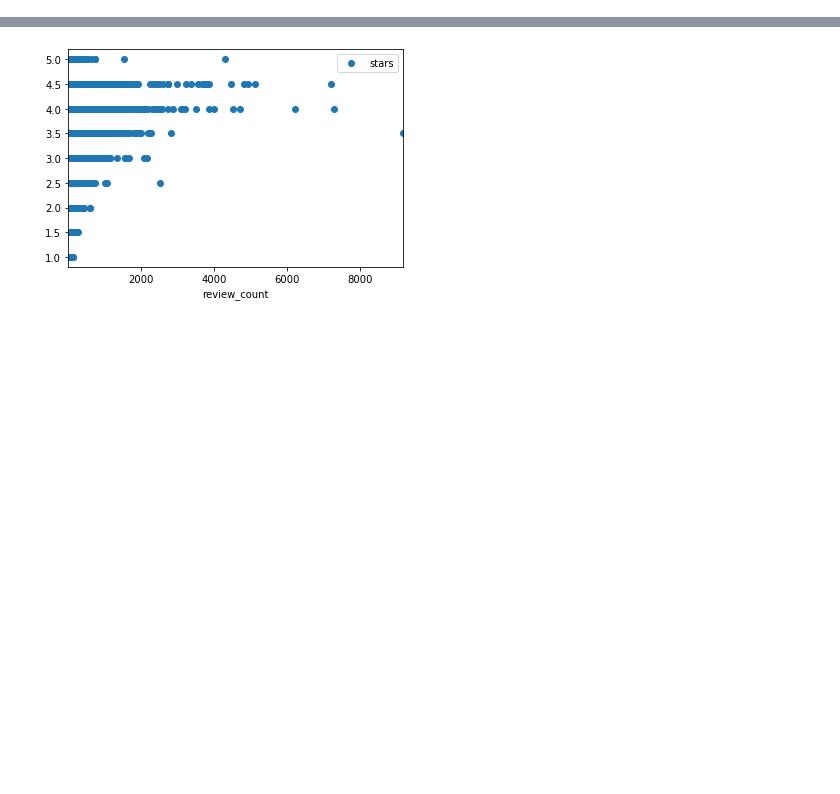
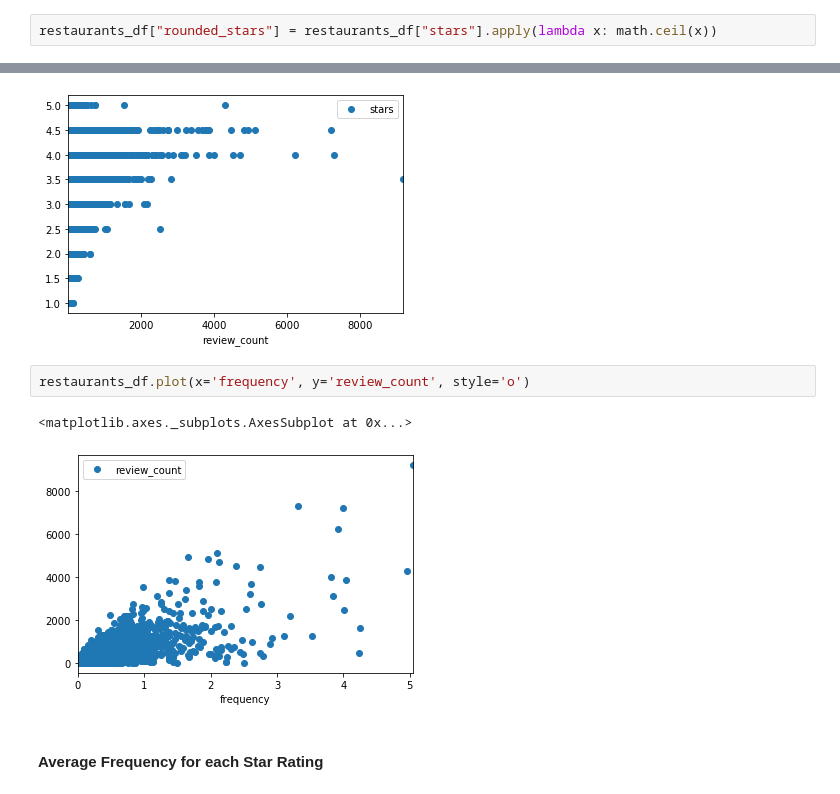
Before and after one commit to OktarianTB/predicting-business-popularity, a Jupyter notebook: popularity_metric_analysis.ipynb, the cells around one changed output, grey strips where cells are left out. Drawn from its saved outputs; the diff is of its cells as text; blank space fills up the shorter version.

Commit message:
Looked at mean frequency vs. star rating

```diff
--- a/popularity_metric_analysis.ipynb
+++ b/popularity_metric_analysis.ipynb
@@ -98,3 +100,5 @@ closed_restaurants_df = restaurants_df[restaurants_df["is_open"] == 0]
+# %%
+restaurants_df["rounded_stars"] = restaurants_df["stars"].apply(lambda x: math.ceil(x))
 # %% [markdown]
 ### Analyzing the data
 # %% [markdown]
@@ -161,3 +176,10 @@ restaurants_df.plot(x='review_count', y='stars', style='o')
 # %% [output]
 <matplotlib.axes._subplots.AxesSubplot at 0x...>
 [figure]
+# %%
+restaurants_df.plot(x='frequency', y='review_count', style='o')
+# %% [output]
+<matplotlib.axes._subplots.AxesSubplot at 0x...>
+[figure, added]
+# %% [markdown]
+#### Average Frequency for each Star Rating
```
Also changed, not shown: parts of 12 cells of this notebook.
